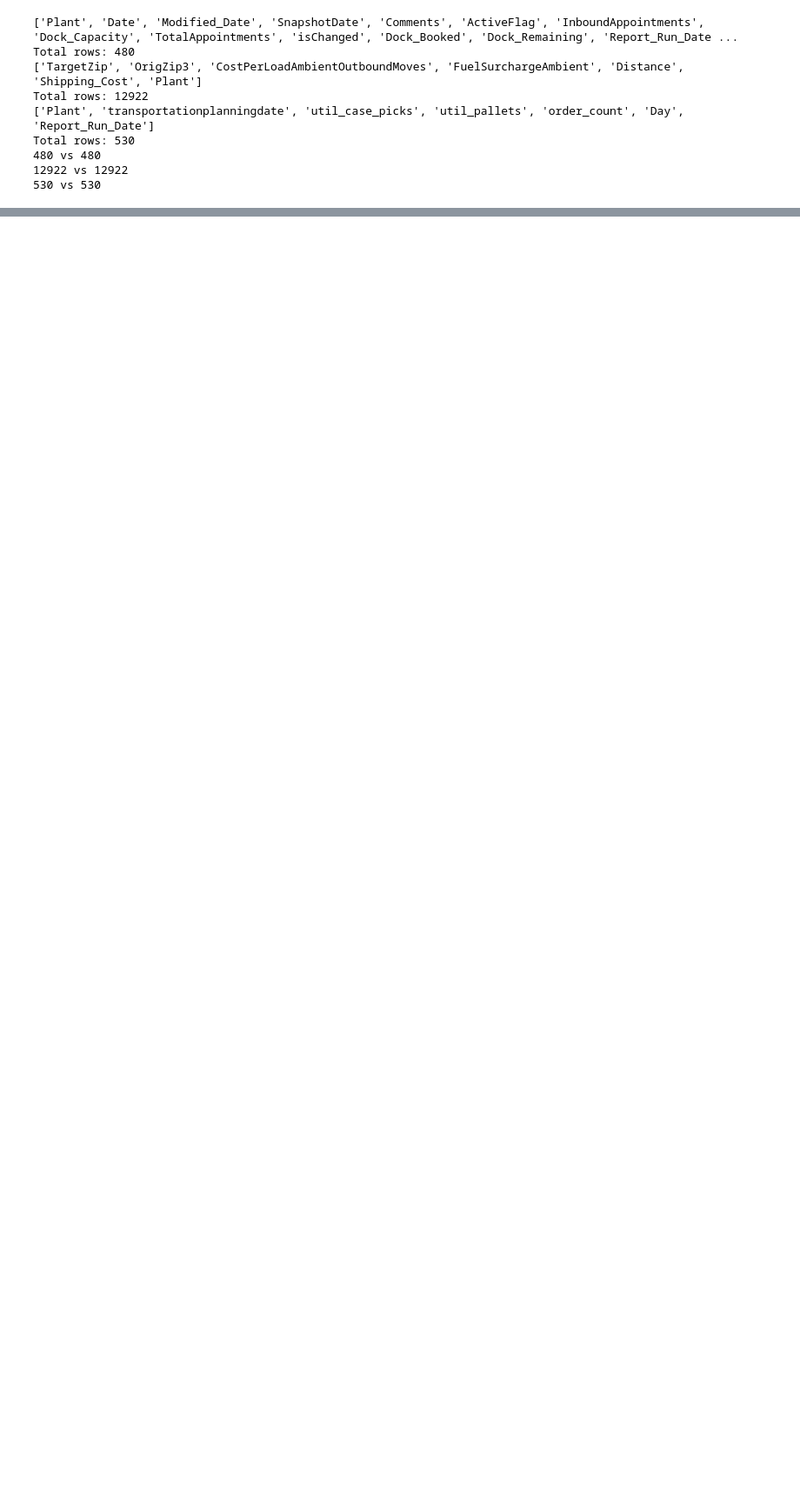
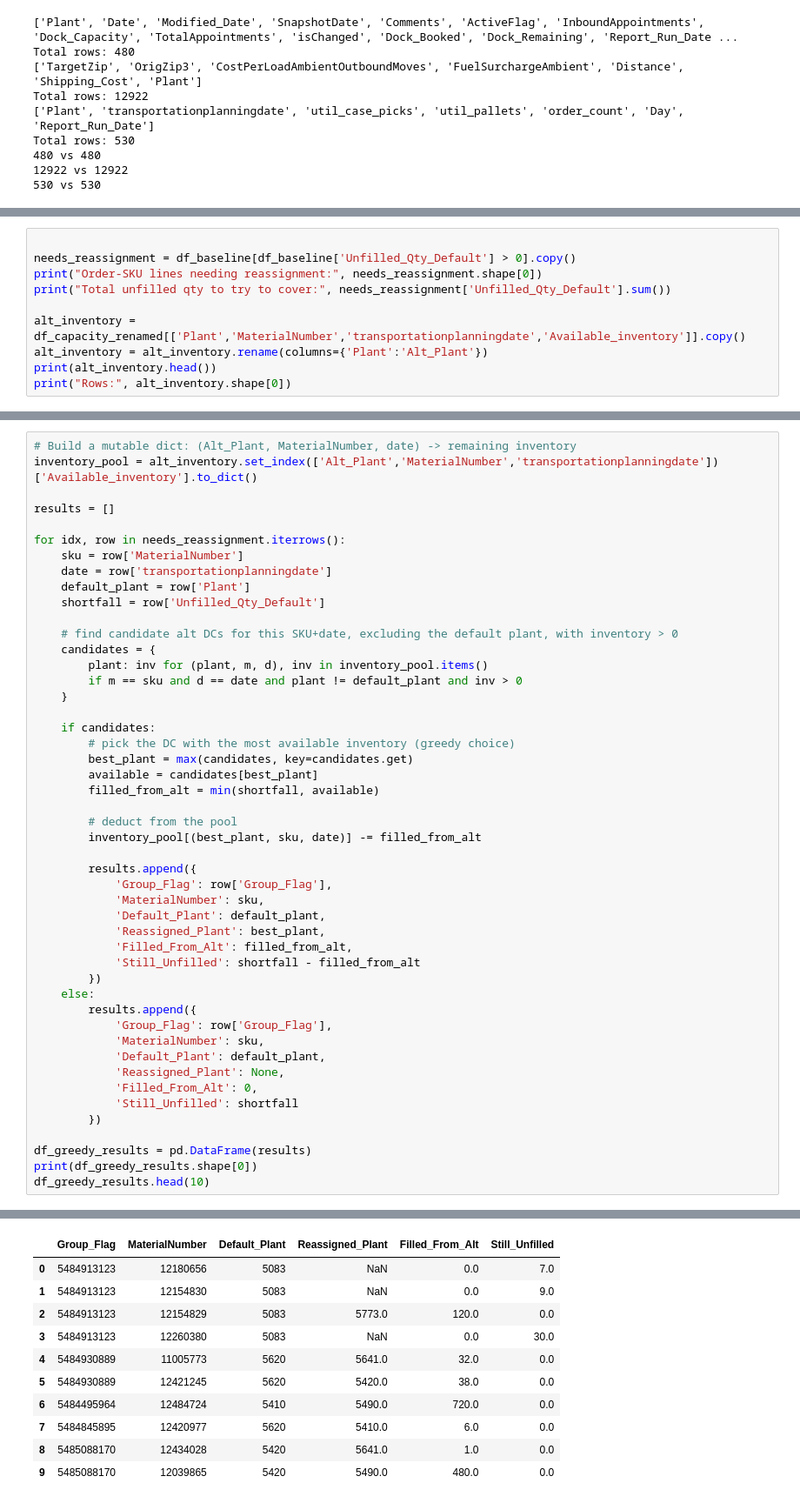
Before and after one commit to Sishir-K/nestle-dom, a Jupyter notebook: notebooks/01_data_exploration.ipynb, the cells around one changed output, grey strips where cells are left out. Shown at 87% size. Drawn from its saved outputs; the diff is of its cells as text; blank space fills up the shorter version.

```diff
--- a/notebooks/01_data_exploration.ipynb
+++ b/notebooks/01_data_exploration.ipynb
@@ -93,0 +168,10 @@ print(df_capacity.columns.tolist())
+# %%
+
+needs_reassignment = df_baseline[df_baseline['Unfilled_Qty_Default'] > 0].copy()
+print("Order-SKU lines needing reassignment:", needs_reassignment.shape[0])
+print("Total unfilled qty to try to cover:", needs_reassignment['Unfilled_Qty_Default'].sum())
+
+alt_inventory = df_capacity_renamed[['Plant','MaterialNumber','transportationplanningdate','Available_inventory']].copy()
+alt_inventory = alt_inventory.rename(columns={'Plant':'Alt_Plant'})
+print(alt_inventory.head())
+print("Rows:", alt_inventory.shape[0])
@@ -93,0 +188,49 @@ print(df_capacity.columns.tolist())
+# %%
+# Build a mutable dict: (Alt_Plant, MaterialNumber, date) -> remaining inventory
+inventory_pool = alt_inventory.set_index(['Alt_Plant','MaterialNumber','transportationplanningdate'])['Available_inventory'].to_dict()
+
+results = []
+
+for idx, row in needs_reassignment.iterrows():
+    sku = row['MaterialNumber']
+    date = row['transportationplanningdate']
+    default_plant = row['Plant']
+    shortfall = row['Unfilled_Qty_Default']
+
+    # find candidate alt DCs for this SKU+date, excluding the default plant, with inventory > 0
+    candidates = {
+        plant: inv for (plant, m, d), inv in inventory_pool.items()
+        if m == sku and d == date and plant != default_plant and inv > 0
+    }
+
+    if candidates:
+        # pick the DC with the most available inventory (greedy choice)
+        best_plant = max(candidates, key=candidates.get)
+        available = candidates[best_plant]
+        filled_from_alt = min(shortfall, available)
+
+        # deduct from the pool
+        inventory_pool[(best_plant, sku, date)] -= filled_from_alt
+
+        results.append({
+            'Group_Flag': row['Group_Flag'],
+            'MaterialNumber': sku,
+            'Default_Plant': default_plant,
+            'Reassigned_Plant': best_plant,
+            'Filled_From_Alt': filled_from_alt,
+            'Still_Unfilled': shortfall - filled_from_alt
+        })
+    else:
+        results.append({
+            'Group_Flag': row['Group_Flag'],
+            'MaterialNumber': sku,
+            'Default_Plant': default_plant,
+            'Reassigned_Plant': None,
+            'Filled_From_Alt': 0,
+            'Still_Unfilled': shortfall
+        })
+
+df_greedy_results = pd.DataFrame(results)
+print(df_greedy_results.shape[0])
+df_greedy_results.head(10)
+# %% [output]
@@ -93,0 +238,11 @@ print(df_capacity.columns.tolist())
+|  | Group_Flag | MaterialNumber | Default_Plant | Reassigned_Plant | Filled_From_Alt | Still_Unfilled |
+| 0 | 5484913123 | 12180656 | 5083 | NaN | 0.0 | 7.0 |
+| 1 | 5484913123 | 12154830 | 5083 | NaN | 0.0 | 9.0 |
+| 2 | 5484913123 | 12154829 | 5083 | 5773.0 | 120.0 | 0.0 |
+| 3 | 5484913123 | 12260380 | 5083 | NaN | 0.0 | 30.0 |
+| 4 | 5484930889 | 11005773 | 5620 | 5641.0 | 32.0 | 0.0 |
+| 5 | 5484930889 | 12421245 | 5620 | 5420.0 | 38.0 | 0.0 |
+| 6 | 5484495964 | 12484724 | 5410 | 5490.0 | 720.0 | 0.0 |
+| 7 | 5484845895 | 12420977 | 5620 | 5410.0 | 6.0 | 0.0 |
+| 8 | 5485088170 | 12434028 | 5420 | 5641.0 | 1.0 | 0.0 |
+| 9 | 5485088170 | 12039865 | 5420 | 5490.0 | 480.0 | 0.0 |
```
Also changed, not shown: parts of 76 cells of this notebook, 2 other files.
